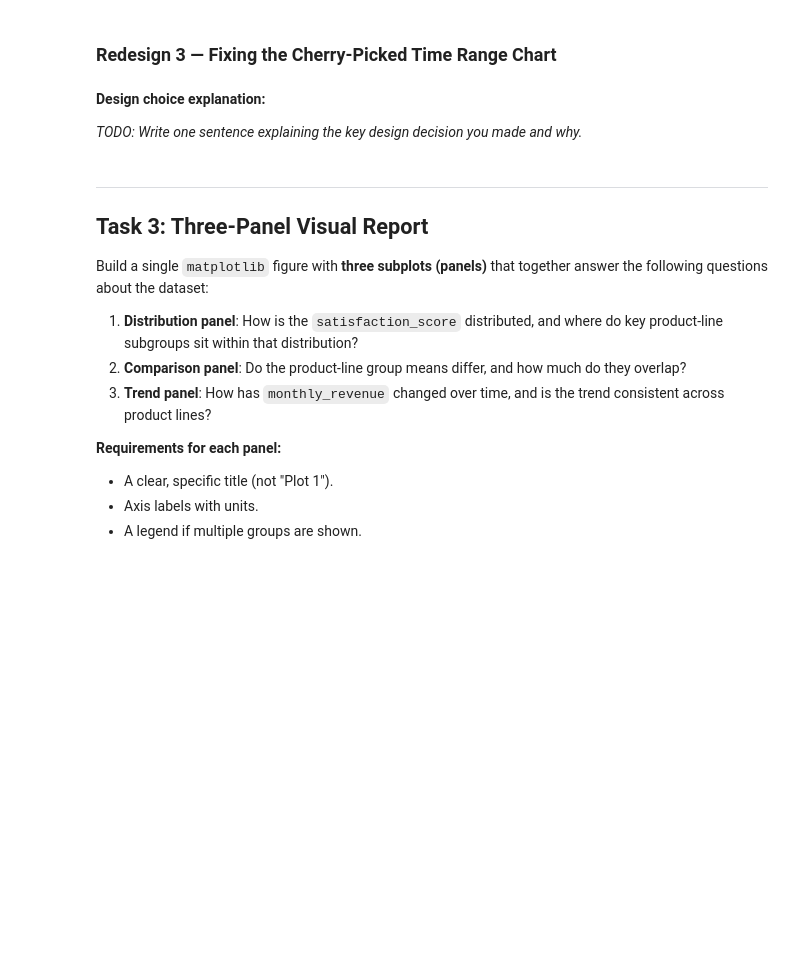
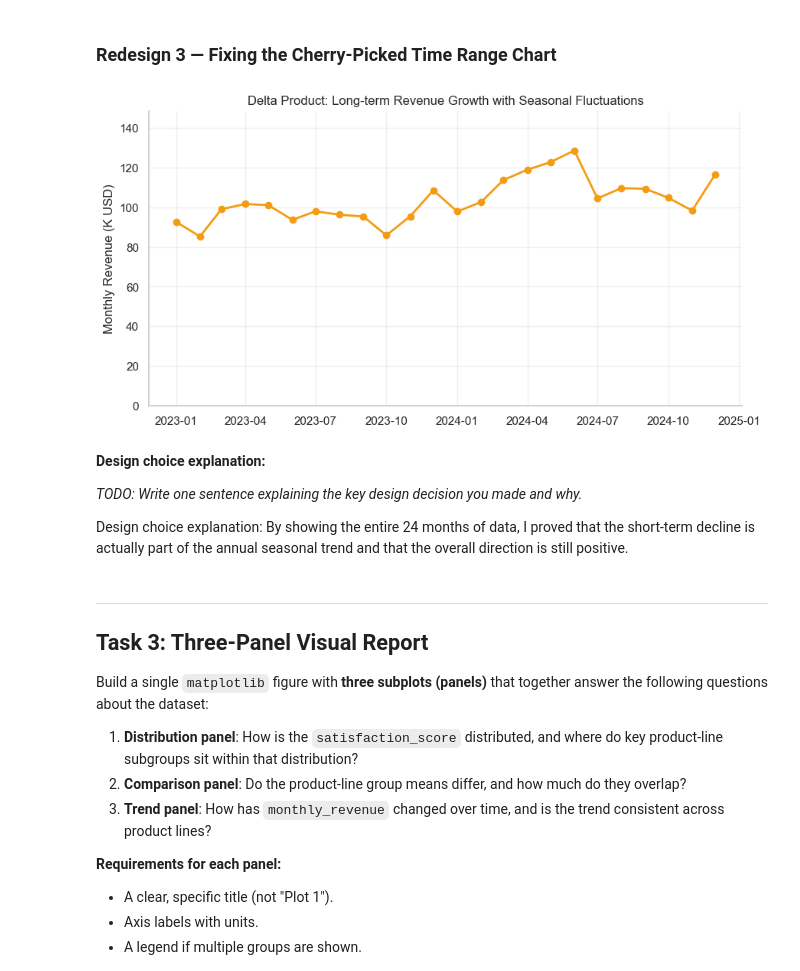
Before and after one commit to Revan-shift/m3-11-lab-statistical-story-dashboard, a Jupyter notebook: m3-11-statistical-story-dashboard.ipynb, the cells around one changed output. Drawn from its saved outputs; the diff is of its cells as text; code cells hidden in the pictures; blank space fills up the shorter version.

```diff
--- a/m3-11-statistical-story-dashboard.ipynb
+++ b/m3-11-statistical-story-dashboard.ipynb
@@ -195,15 +295,26 @@ For each of the three misleading charts from Task 1, create a redesigned version
 # %% [markdown]
 ### Redesign 3 — Fixing the Cherry-Picked Time Range Chart
 # %%
-# TODO: Create your redesigned version of Chart 3
-# Hints:
-#   - Show the full time range so the audience sees the complete picture
-#   - Consider adding other product lines for context
-#   - Replace the filled area with a cleaner line plot if appropriate
+delta = df[df["product"] == "Delta"]
+
+fig, ax = plt.subplots(figsize=(10, 5))
+ax.plot(delta["month"], delta["monthly_revenue"], color="#f39c12", linewidth=2, marker='o')
+
+ax.set_ylim(0, delta["monthly_revenue"].max() + 20)
+ax.set_ylabel("Monthly Revenue (K USD)")
+ax.set_title("Delta Product: Long-term Revenue Growth with Seasonal Fluctuations")
+
+plt.grid(True, alpha=0.3)
+sns.despine()
+plt.show()
+# %% [output]
+[figure, added]
 # %% [markdown]
 **Design choice explanation:**
 
 *TODO: Write one sentence explaining the key design decision you made and why.*
+
+Design choice explanation: By showing the entire 24 months of data, I proved that the short-term decline is actually part of the annual seasonal trend and that the overall direction is still positive.
 # %% [markdown]
 ---
 
```
Also changed, not shown: parts of 13 cells of this notebook.
